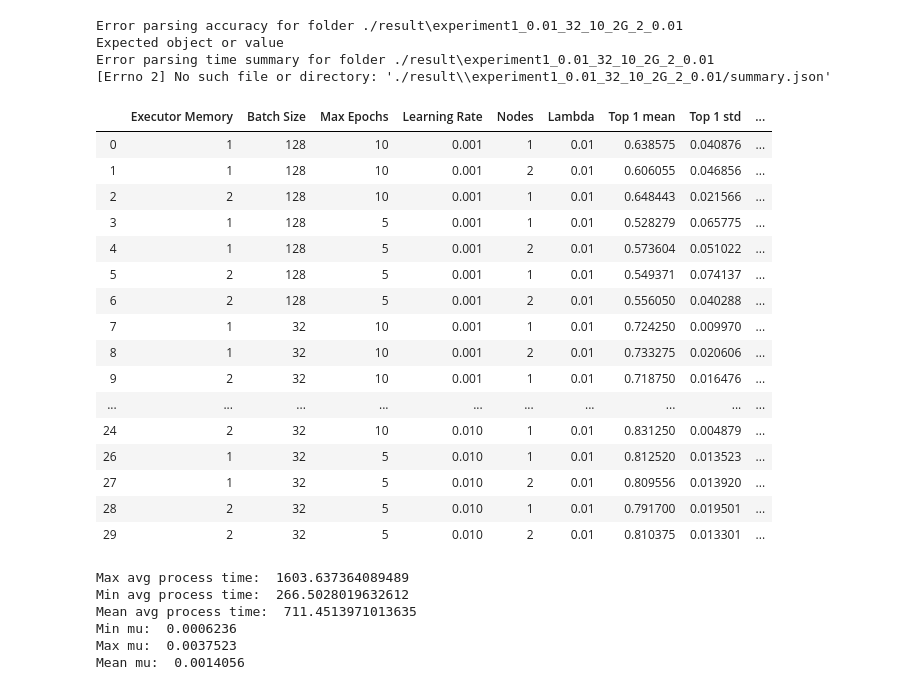
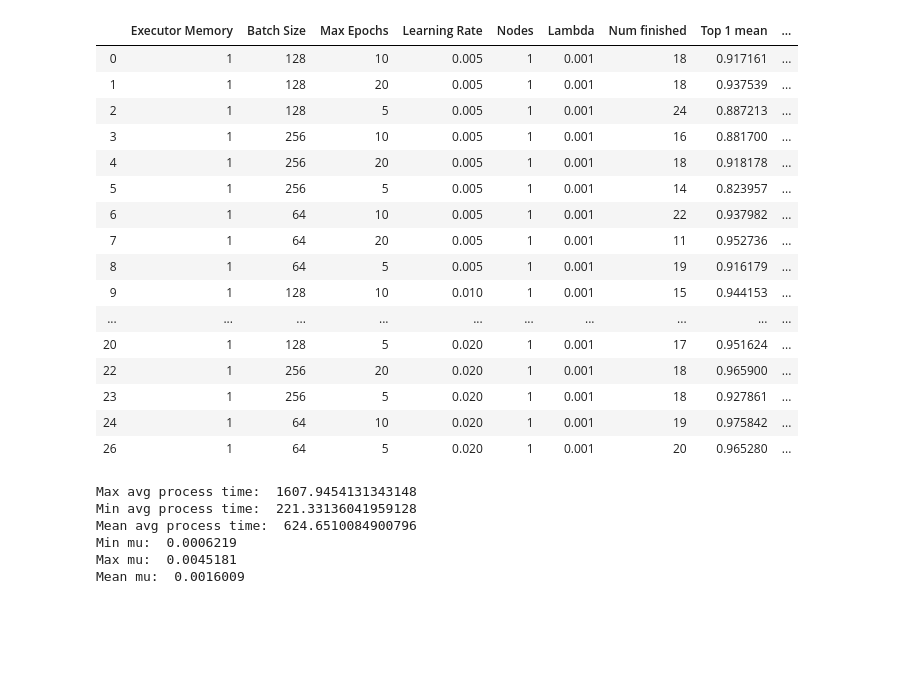
Before and after one commit to nejcmacek/CS4215-BigDL, a Jupyter notebook: analysis/Analysis.ipynb, the cells around one changed output. Drawn from its saved outputs; the diff is of its cells as text; code cells hidden in the pictures; blank space fills up the shorter version.

```diff
--- a/analysis/Analysis.ipynb
+++ b/analysis/Analysis.ipynb
@@ -13,7 +13,7 @@ from statsmodels.formula.api import ols
 
 import matplotlib.pyplot as plt
 # %%
-d = "./result"
+d = "./result_long"
 
 dirs_to_analyze = [os.path.join(d, o) for o in os.listdir(d)
                     if os.path.isdir(os.path.join(d,o)) and "\\experiment" in os.path.join(d, o)]
@@ -37,6 +37,7 @@ for curdir in dirs_to_analyze:
 
     try:
         accuracy = pd.read_json(curdir + "/accuracy.json").transpose()
+        row['Num finished'] = accuracy["top1"].count()
         row['Top 1 mean'] = accuracy["top1"].mean()
         row['Top 1 std'] = accuracy["top1"].std()
         row['Top 5 mean'] = accuracy["top5"].mean()
@@ -52,55 +53,51 @@ for curdir in dirs_to_analyze:
     try:
         time_summary = json.load(open(curdir + "/summary.json"))
         service_times = []
-        work_times = []
         process_times = []
+        wait_times = []
 
         for job in time_summary['jobs']:
             service_time = float(job['end']) - float(job['arrive'])
             service_times.append(service_time)
             wait_time = float(job['start']) - float(job['arrive'])
             wait_times.append(wait_time)
             process_time = float(job['end']) - float(job['start'])
             process_times.append(process_time)
 
         row['Service Time mean'] = statistics.mean(service_times)
         row['Service Time std'] = statistics.stdev(service_times)
         row['Process Time mean'] = statistics.mean(process_times)
         row['Process Time std'] = statistics.stdev(process_times)
         row['Waiting Time mean'] = statistics.mean(wait_times)
         row['Waiting Time std'] = statistics.stdev(wait_times)
     except Exception as e:
         print("Error parsing time summary for folder " + curdir)
         print(e)
 
 
     rowsList.append(row)
 
 analysis = pd.DataFrame(rowsList)
 analysis = analysis.drop([25, 21, 10])
 analysis
 # %% [output]
-Error parsing accuracy for folder ./result\experiment1_0.01_32_10_2G_2_0.01
-Expected object or value
-Error parsing time summary for folder ./result\experiment1_0.01_32_10_2G_2_0.01
-[Errno 2] No such file or directory: './result\\experiment1_0.01_32_10_2G_2_0.01/summary.json'
-|  | Executor Memory | Batch Size | Max Epochs | Learning Rate | Nodes | Lambda | Top 1 mean | Top 1 std | ... |
-| 0 | 1 | 128 | 10 | 0.001 | 1 | 0.01 | 0.638575 | 0.040876 | ... |
-| 1 | 1 | 128 | 10 | 0.001 | 2 | 0.01 | 0.606055 | 0.046856 | ... |
-| 2 | 2 | 128 | 10 | 0.001 | 1 | 0.01 | 0.648443 | 0.021566 | ... |
-| 3 | 1 | 128 | 5 | 0.001 | 1 | 0.01 | 0.528279 | 0.065775 | ... |
-| 4 | 1 | 128 | 5 | 0.001 | 2 | 0.01 | 0.573604 | 0.051022 | ... |
-| 5 | 2 | 128 | 5 | 0.001 | 1 | 0.01 | 0.549371 | 0.074137 | ... |
-| 6 | 2 | 128 | 5 | 0.001 | 2 | 0.01 | 0.556050 | 0.040288 | ... |
-| 7 | 1 | 32 | 10 | 0.001 | 1 | 0.01 | 0.724250 | 0.009970 | ... |
-| 8 | 1 | 32 | 10 | 0.001 | 2 | 0.01 | 0.733275 | 0.020606 | ... |
-| 9 | 2 | 32 | 10 | 0.001 | 1 | 0.01 | 0.718750 | 0.016476 | ... |
+|  | Executor Memory | Batch Size | Max Epochs | Learning Rate | Nodes | Lambda | Num finished | Top 1 mean | ... |
+| 0 | 1 | 128 | 10 | 0.005 | 1 | 0.001 | 18 | 0.917161 | ... |
+| 1 | 1 | 128 | 20 | 0.005 | 1 | 0.001 | 18 | 0.937539 | ... |
+| 2 | 1 | 128 | 5 | 0.005 | 1 | 0.001 | 24 | 0.887213 | ... |
+| 3 | 1 | 256 | 10 | 0.005 | 1 | 0.001 | 16 | 0.881700 | ... |
+| 4 | 1 | 256 | 20 | 0.005 | 1 | 0.001 | 18 | 0.918178 | ... |
+| 5 | 1 | 256 | 5 | 0.005 | 1 | 0.001 | 14 | 0.823957 | ... |
+| 6 | 1 | 64 | 10 | 0.005 | 1 | 0.001 | 22 | 0.937982 | ... |
+| 7 | 1 | 64 | 20 | 0.005 | 1 | 0.001 | 11 | 0.952736 | ... |
+| 8 | 1 | 64 | 5 | 0.005 | 1 | 0.001 | 19 | 0.916179 | ... |
+| 9 | 1 | 128 | 10 | 0.010 | 1 | 0.001 | 15 | 0.944153 | ... |
 | ... | ... | ... | ... | ... | ... | ... | ... | ... | ... |
-| 24 | 2 | 32 | 10 | 0.010 | 1 | 0.01 | 0.831250 | 0.004879 | ... |
-| 26 | 1 | 32 | 5 | 0.010 | 1 | 0.01 | 0.812520 | 0.013523 | ... |
-| 27 | 1 | 32 | 5 | 0.010 | 2 | 0.01 | 0.809556 | 0.013920 | ... |
-| 28 | 2 | 32 | 5 | 0.010 | 1 | 0.01 | 0.791700 | 0.019501 | ... |
-| 29 | 2 | 32 | 5 | 0.010 | 2 | 0.01 | 0.810375 | 0.013301 | ... |
+| 20 | 1 | 128 | 5 | 0.020 | 1 | 0.001 | 17 | 0.951624 | ... |
+| 22 | 1 | 256 | 20 | 0.020 | 1 | 0.001 | 18 | 0.965900 | ... |
+| 23 | 1 | 256 | 5 | 0.020 | 1 | 0.001 | 18 | 0.927861 | ... |
+| 24 | 1 | 64 | 10 | 0.020 | 1 | 0.001 | 19 | 0.975842 | ... |
+| 26 | 1 | 64 | 5 | 0.020 | 1 | 0.001 | 20 | 0.965280 | ... |
 # %%
 # Process time results:
 print("Max avg process time: ", analysis["Process Time mean"].max())
@@ -111,12 +108,12 @@ print("Min mu: ", "%.7f" % (1/analysis["Process Time mean"].max()))
 print("Max mu: ", "%.7f" % (1/analysis["Process Time mean"].min()))
 print("Mean mu: ", "%.7f" % (1/analysis["Process Time mean"].mean()))
 # %% [output]
-Max avg process time:  1603.637364089489
-Min avg process time:  266.5028019632612
-Mean avg process time:  711.4513971013635
-Min mu:  0.0006236
-Max mu:  0.0037523
-Mean mu:  0.0014056
+Max avg process time:  1607.9454131343148
+Min avg process time:  221.33136041959128
+Mean avg process time:  624.6510084900796
+Min mu:  0.0006219
+Max mu:  0.0045181
+Mean mu:  0.0016009
 # %%
 important_cols=[x for x in analysis.columns if "Top 1" in x]
 important_cols.extend([x for x in analysis.columns if "Time" in x])
```
Also changed, not shown: parts of 8 cells of this notebook.
